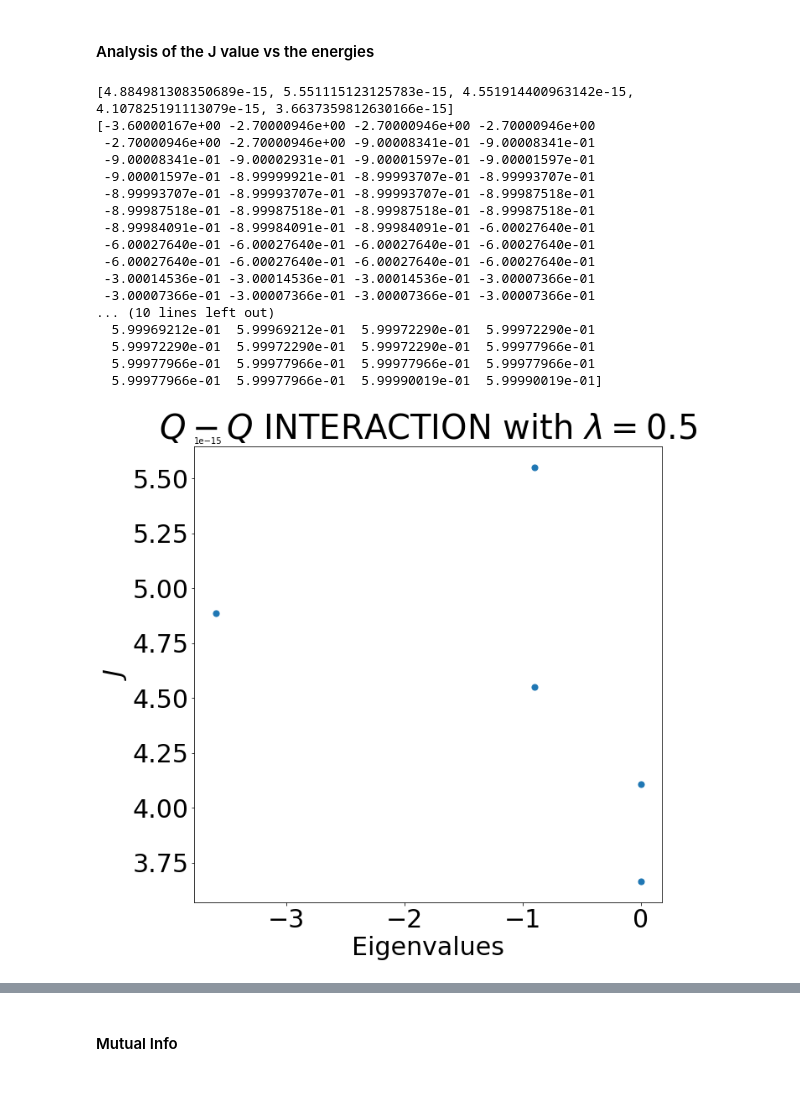
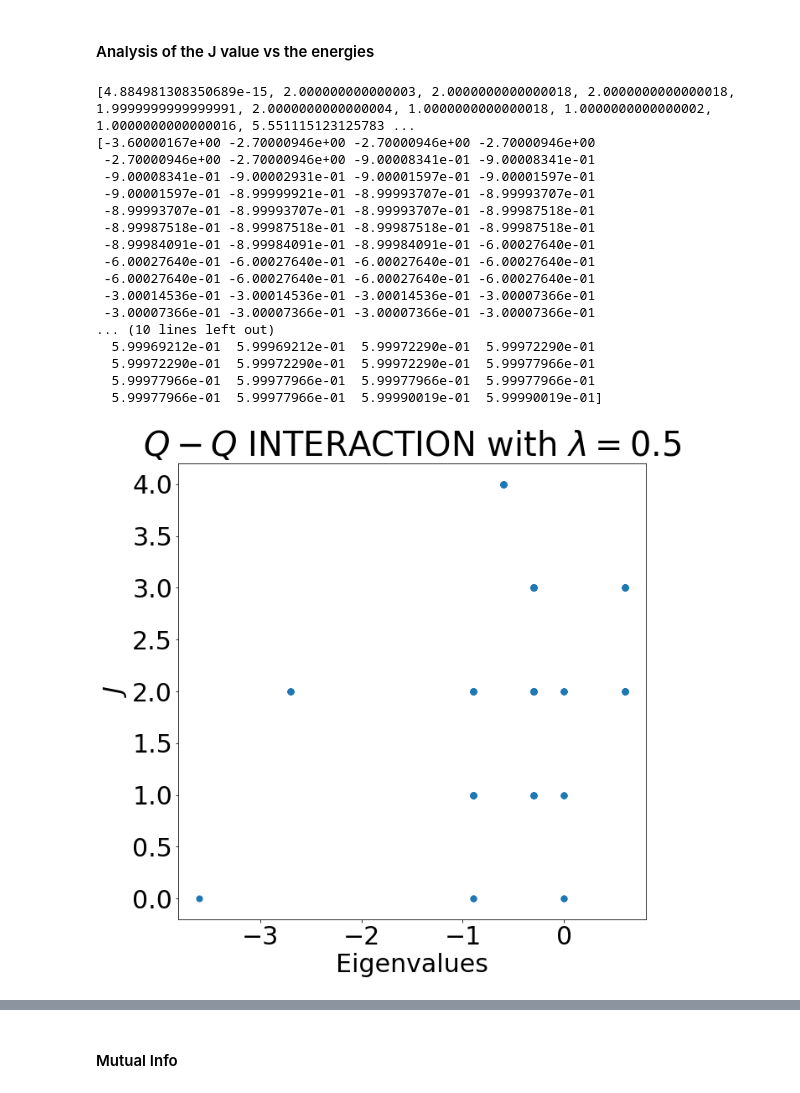
Before and after one commit to emacosta95/QuantumMachineLearningFermions, a Jupyter notebook: Deformation.ipynb, the cells around one changed output, grey strips where cells are left out. Cells and saved outputs as stored; diff of their text form; code cells hidden in the pictures.

```diff
--- a/Deformation.ipynb
+++ b/Deformation.ipynb
@@ -130,32 +130,40 @@ for i in range(n_states):
 # %%
 print(js)
 js_square=np.asarray(js_square)
 print(eigenvalues)
 delta_energies=np.roll(eigenvalues,shift=1)-eigenvalues
 delta_j=np.abs(np.roll(js_square,shift=1)-js_square)
 plt.figure(figsize=(10,10))
-plt.scatter(constrained_eigenvalues,js,s=50)
+plt.scatter(eigenvalues,js,s=50)
 plt.ylabel(r'$J$',fontsize=30)
 plt.xlabel(r'Eigenvalues',fontsize=30)
 plt.tick_params(which='major',labelsize=30)
 plt.title(r'$Q-Q$ INTERACTION with $\lambda=0.5$',fontsize=40)
 plt.show()
+
+plt.figure(figsize=(10,10))
+plt.scatter(eigenvalues,ms,s=50)
+plt.ylabel(r'$M$',fontsize=30)
+plt.xlabel(r'Eigenvalues',fontsize=30)
+plt.tick_params(which='major',labelsize=30)
+plt.title(r'$Q-Q$ INTERACTION with $\lambda=0.5$',fontsize=40)
+plt.show()
 # %% [output]
-[4.884981308350689e-15, 5.551115123125783e-15, 4.551914400963142e-15, 4.107825191113079e-15, 3.6637359812630166e-15]
+[4.884981308350689e-15, 2.000000000000003, 2.0000000000000018, 2.0000000000000018, 1.9999999999999991, 2.0000000000000004, 1.0000000000000018, 1.0000000000000002, 1.0000000000000016, 5.551115123125783 ...
 [-3.60000167e+00 -2.70000946e+00 -2.70000946e+00 -2.70000946e+00
  -2.70000946e+00 -2.70000946e+00 -9.00008341e-01 -9.00008341e-01
  -9.00008341e-01 -9.00002931e-01 -9.00001597e-01 -9.00001597e-01
  -9.00001597e-01 -8.99999921e-01 -8.99993707e-01 -8.99993707e-01
  -8.99993707e-01 -8.99993707e-01 -8.99993707e-01 -8.99987518e-01
  -8.99987518e-01 -8.99987518e-01 -8.99987518e-01 -8.99987518e-01
  -8.99984091e-01 -8.99984091e-01 -8.99984091e-01 -6.00027640e-01
  -6.00027640e-01 -6.00027640e-01 -6.00027640e-01 -6.00027640e-01
  -6.00027640e-01 -6.00027640e-01 -6.00027640e-01 -6.00027640e-01
  -3.00014536e-01 -3.00014536e-01 -3.00014536e-01 -3.00007366e-01
  -3.00007366e-01 -3.00007366e-01 -3.00007366e-01 -3.00007366e-01
 ... (10 lines left out)
   5.99969212e-01  5.99969212e-01  5.99972290e-01  5.99972290e-01
   5.99972290e-01  5.99972290e-01  5.99972290e-01  5.99977966e-01
   5.99977966e-01  5.99977966e-01  5.99977966e-01  5.99977966e-01
   5.99977966e-01  5.99977966e-01  5.99990019e-01  5.99990019e-01]
-[figure, old version]
+[figure, new version]
```
Also changed, not shown: parts of 1 cell of this notebook, 15 other files.
